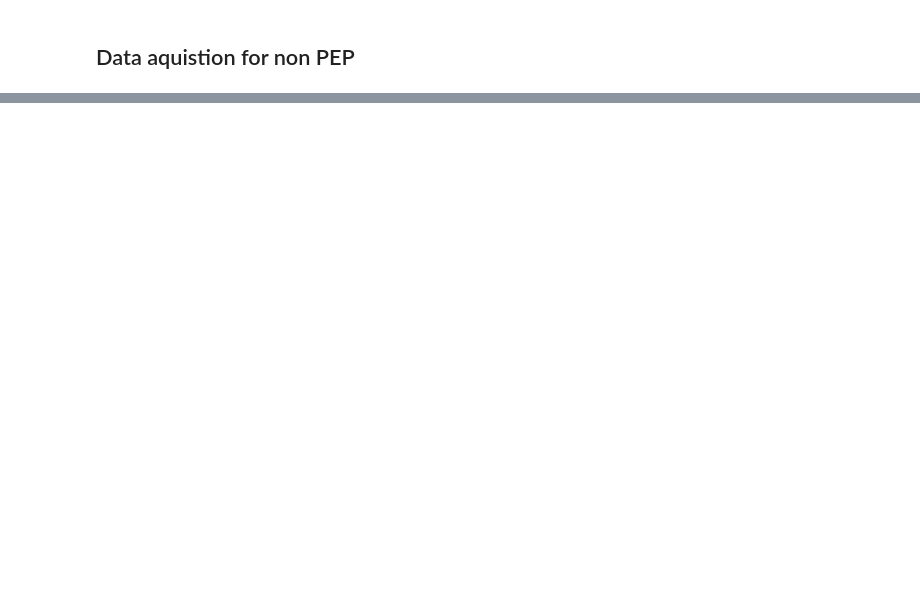
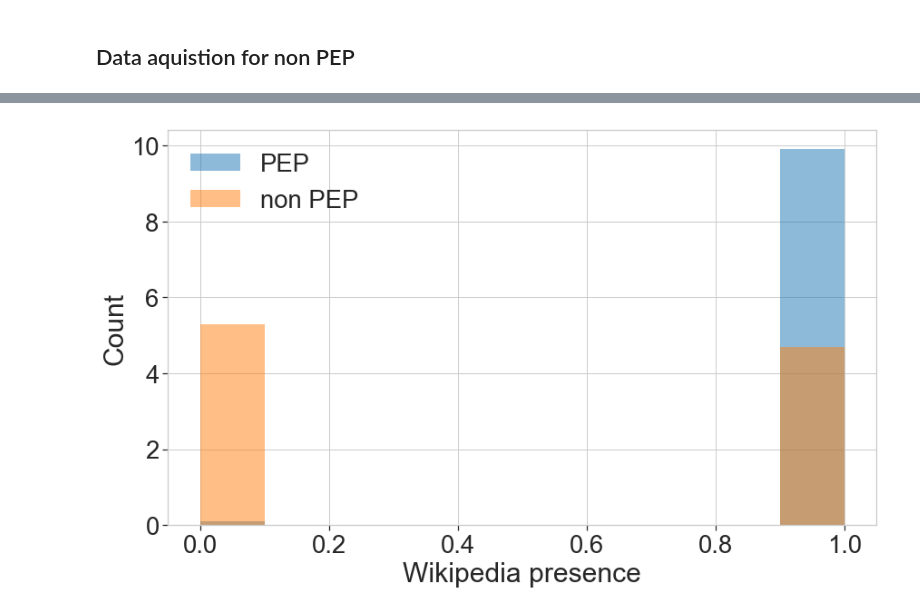
Before and after one commit to jcoupon/person-insights, a Jupyter notebook: notebooks/Data modeling.ipynb, the cells around one changed output, grey strips where cells are left out. Cells and saved outputs as stored; diff of their text form; code cells hidden in the pictures; blank space fills up the shorter version.

```diff
--- a/notebooks/Data modeling.ipynb
+++ b/notebooks/Data modeling.ipynb
@@ -321,0 +480,15 @@ for i in range(len(df_temp)):
+# %%
+fig, ax = plt.subplots()
+
+ax.hist(PEP_people_df['wikipedia_presence'].fillna(0),
+        alpha=0.5, label='PEP', density=True)
+ax.hist(non_PEP_people_df['wikipedia_presence'].fillna(0),
+        alpha=0.5, label='non PEP', density=True)
+
+ax.set_xlabel('Wikipedia presence')
+ax.set_ylabel('Count')
+ax.legend()
+
+None
+# %% [output]
+[figure, added]
```
Also changed, not shown: parts of 35 cells of this notebook, 9 other files.
